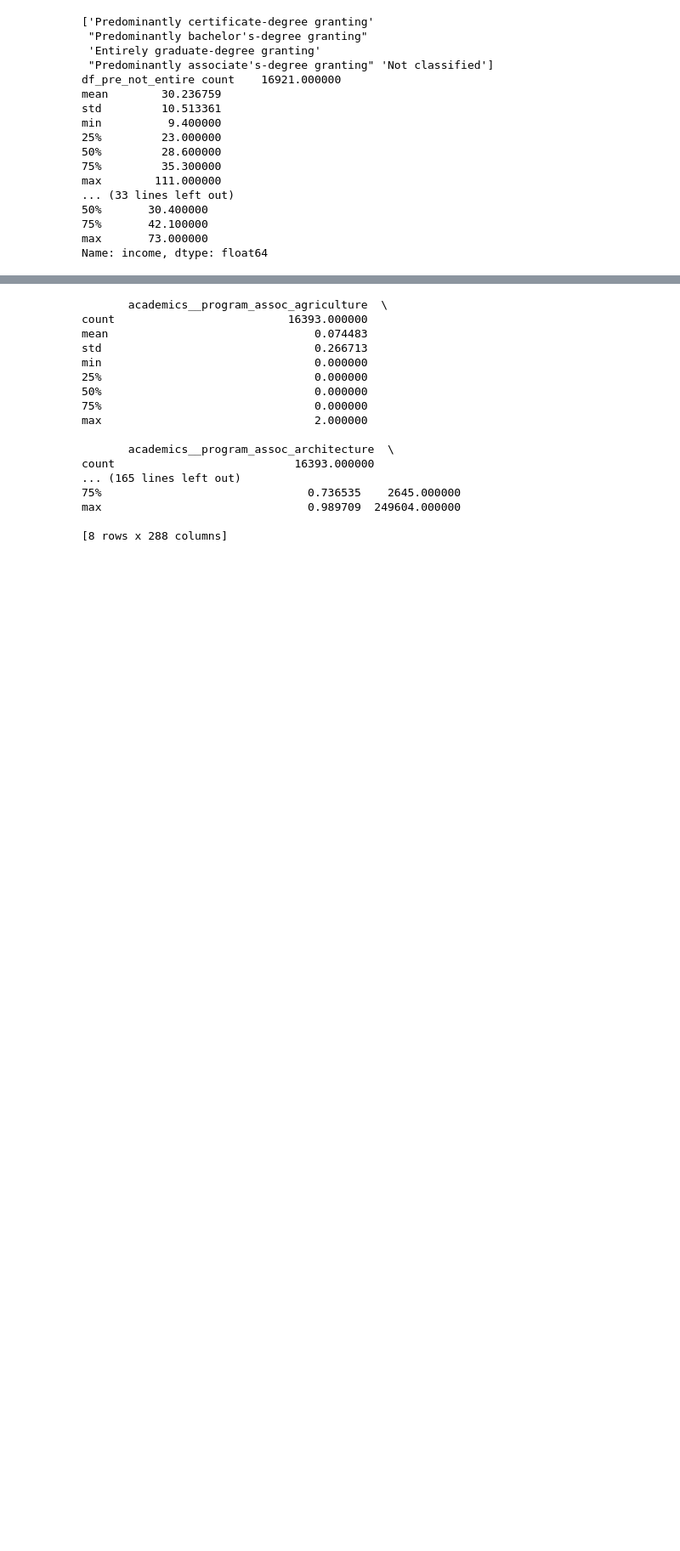
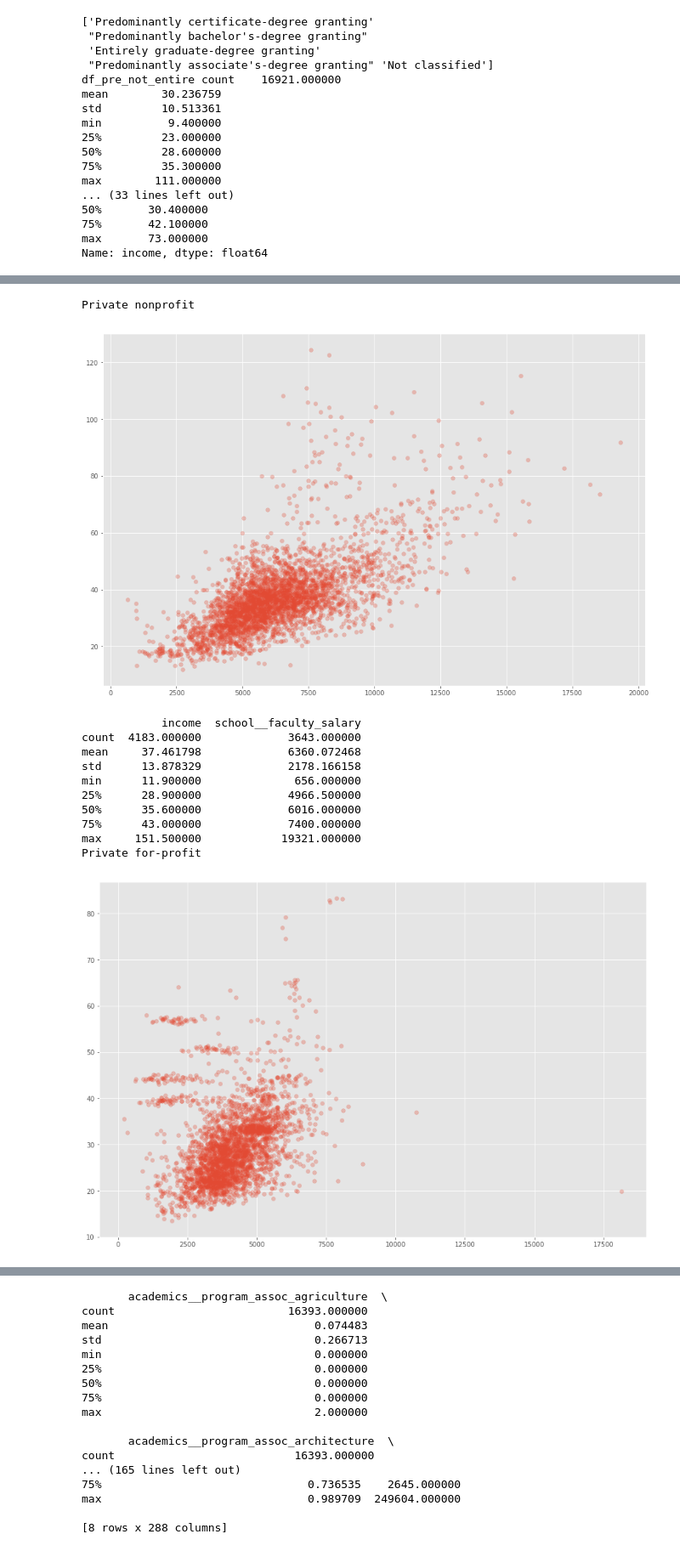
Before and after one commit to ferrywlto/DAT102x, a Jupyter notebook: DAT201x Ferry Data Science Track Capstone Project.ipynb, the cells around one changed output, grey strips where cells are left out. Shown at 85% size. Drawn from its saved outputs; the diff is of its cells as text; code cells hidden in the pictures; blank space fills up the shorter version.

```diff
--- a/DAT201x Ferry Data Science Track Capstone Project.ipynb
+++ b/DAT201x Ferry Data Science Track Capstone Project.ipynb
@@ -117,0 +126,32 @@ Name: income, dtype: float64
+# %%
+df_SOI_public = df_SOI[df_SOI.school__ownership == 'Public']
+df_SOI_non_profit = df_SOI[df_SOI.school__ownership == 'Private nonprofit']
+df_SOI_for_profit = df_SOI[df_SOI.school__ownership == 'Private for-profit']
+
+#df_SOI_public.plot.hist(x='school__faculty_salary',y='income', alpha = 0.3)
+#df_SOI_non_profit.plot.hist(x='school__faculty_salary',y='income', alpha = 0.3)
+#df_SOI_for_profit.plot.hist(x='school__faculty_salary',y='income', alpha = 0.3)
+
+
+for tm in df_SOI.school__ownership.unique():
+    print(tm)
+    fig = plt.figure(figsize=(15, 10))
+    fig.clf()
+    df_temp = df_SOI[df_SOI.school__ownership == tm]
+    plt.scatter(df_temp.school__faculty_salary, df_temp.income, alpha=0.3)
+    plt.show()
+    print(df_temp.describe())
+# %% [output]
+Private nonprofit
+[figure, added]
+            income  school__faculty_salary
+count  4183.000000             3643.000000
+mean     37.461798             6360.072468
+std      13.878329             2178.166158
+min      11.900000              656.000000
+25%      28.900000             4966.500000
+50%      35.600000             6016.000000
+75%      43.000000             7400.000000
+max     151.500000            19321.000000
+Private for-profit
+[figure, added]
```
Also changed, not shown: parts of 3 cells of this notebook.
